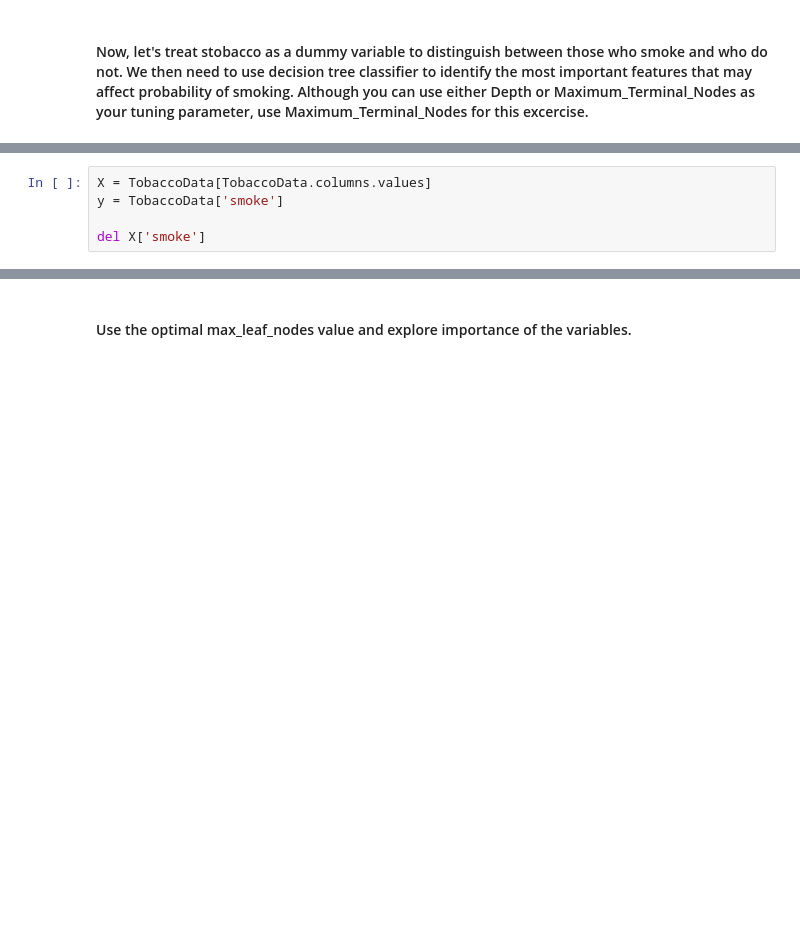
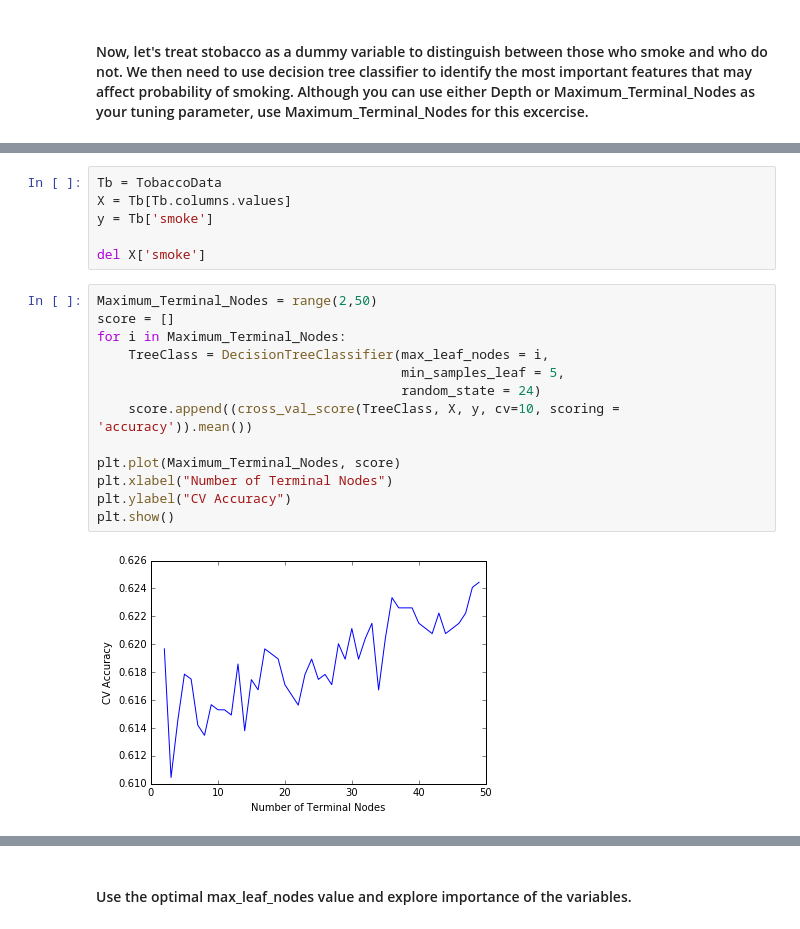
Before and after one commit to ana-sf/DS-SF-24, a Jupyter notebook: Code/Lecture11-Practice-Code.ipynb, the cells around one changed output, grey strips where cells are left out. Saved outputs shown, nothing was run; the diff lists cells and outputs as text; blank space fills up the shorter version.

```diff
--- a/Code/Lecture11-Practice-Code.ipynb
+++ b/Code/Lecture11-Practice-Code.ipynb
@@ -117,5 +124,21 @@ TobaccoData.head()
 # %%
-X = TobaccoData[TobaccoData.columns.values]
-y = TobaccoData['smoke']
+Tb = TobaccoData
+X = Tb[Tb.columns.values]
+y = Tb['smoke']
 
 del X['smoke']
+# %%
+Maximum_Terminal_Nodes = range(2,50)
+score = []
+for i in Maximum_Terminal_Nodes:
+    TreeClass = DecisionTreeClassifier(max_leaf_nodes = i,
+                                       min_samples_leaf = 5,
+                                       random_state = 24)
+    score.append((cross_val_score(TreeClass, X, y, cv=10, scoring = 'accuracy')).mean())
+
+plt.plot(Maximum_Terminal_Nodes, score)
+plt.xlabel("Number of Terminal Nodes")
+plt.ylabel("CV Accuracy")
+plt.show()
+# %% [output]
+[figure, added]
```
Also changed, not shown: parts of 3 cells of this notebook, 2 other files.
